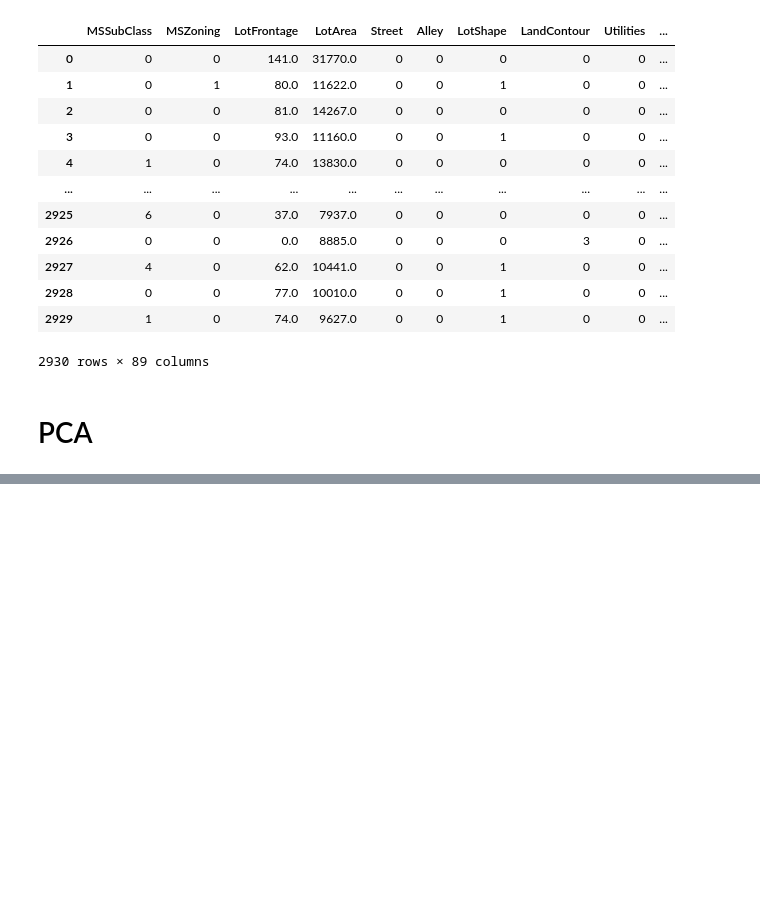
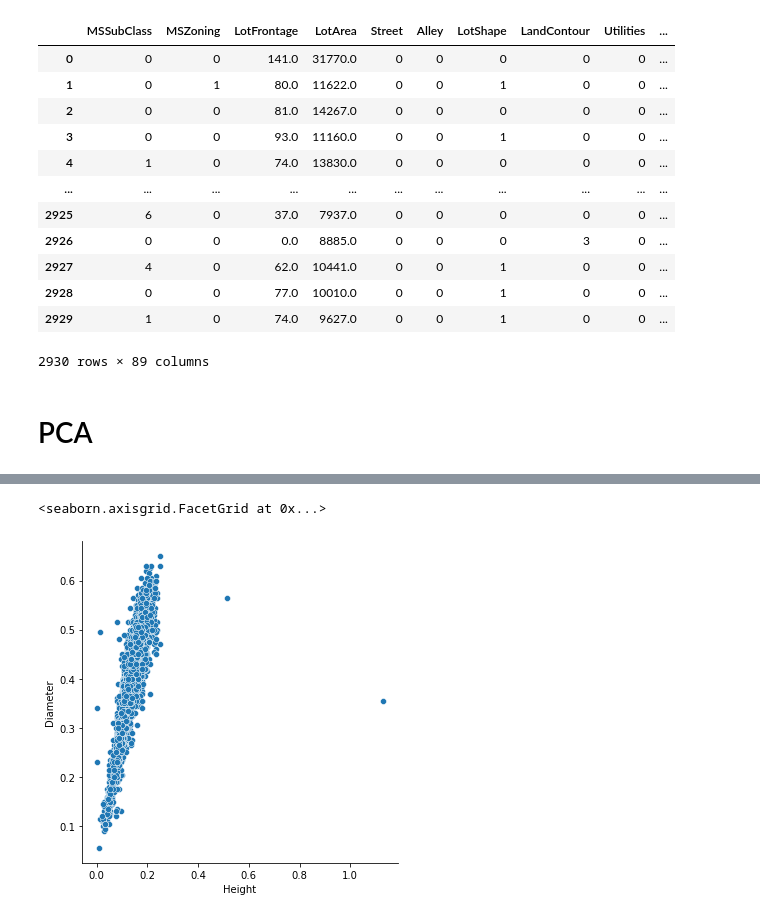
Before and after one commit to AliakbarMehdizadeh/Feature-Engineering, a Jupyter notebook: FE.ipynb, the cells around one changed output, grey strips where cells are left out. Saved outputs shown, nothing was run; the diff lists cells and outputs as text; code cells hidden in the pictures; blank space fills up the shorter version.

```diff
--- a/FE.ipynb
+++ b/FE.ipynb
@@ -879,3 +879,6 @@ X
 2930 rows × 89 columns
 # %% [markdown]
 # PCA
+# %%
+file_path = 'FE_Course_Data/abalone.csv'
+df = pd.read_csv(file_path)
@@ -881,0 +894,5 @@ X
+# %%
+sns.relplot(data= df, x='Height', y='Diameter')
+# %% [output]
+<seaborn.axisgrid.FacetGrid at 0x...>
+[figure, added]
```
Also changed, not shown: parts of 14 cells of this notebook.
